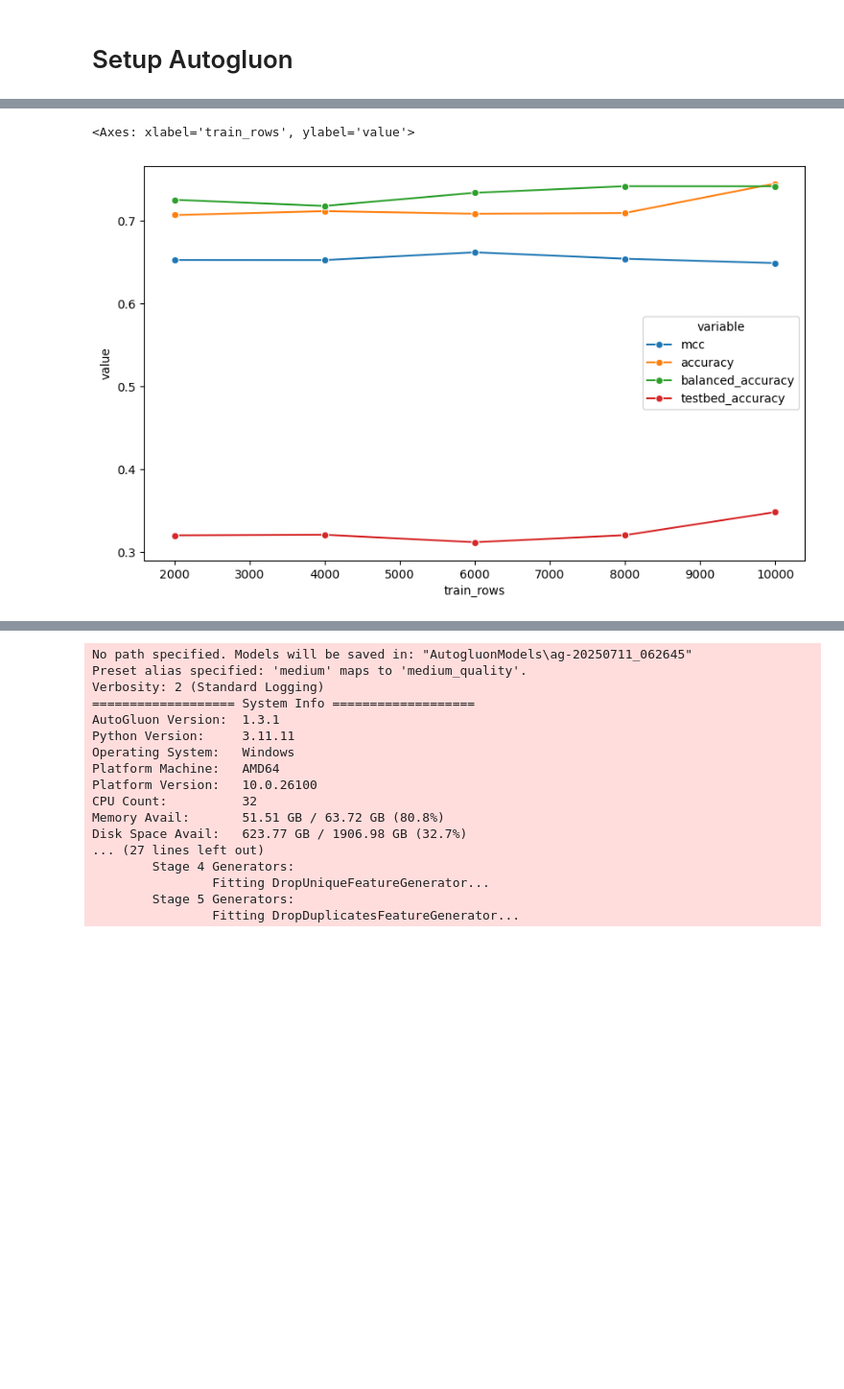
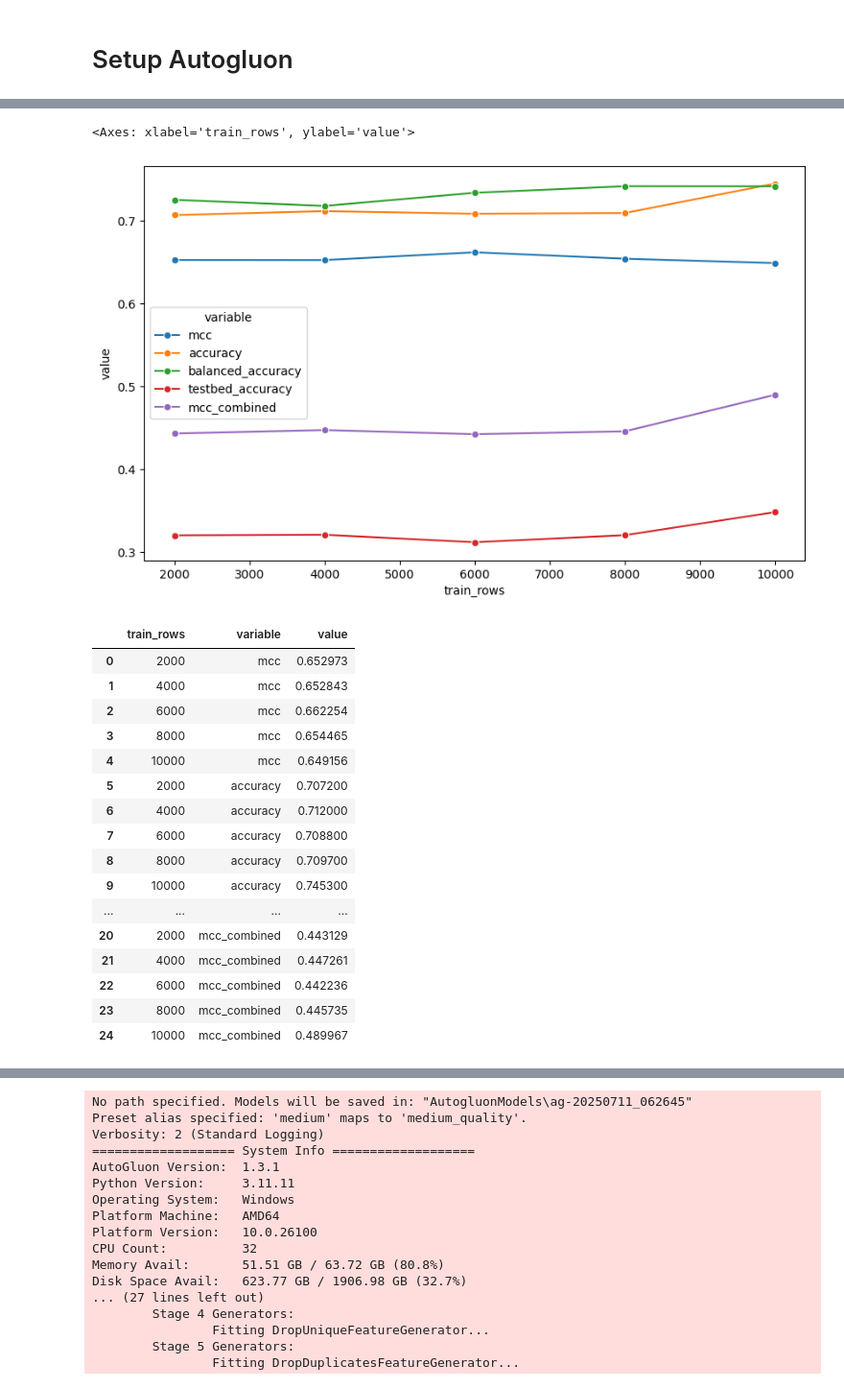
Before and after one commit to navya144/modular_ids_framework, a Jupyter notebook: persistent_model.ipynb, the cells around one changed output, grey strips where cells are left out. Shown: that part at 96% size. Saved outputs shown, nothing was run; the diff lists cells and outputs as text; code cells hidden in the pictures; blank space fills up the shorter version.

```diff
--- a/persistent_model.ipynb
+++ b/persistent_model.ipynb
@@ -306,14 +326,34 @@ TabularPredictor saved. To load, use: predictor = TabularPredictor.load("c:\User
 # %%
 # Melt the DataFrame to have a long format for Seaborn lineplot
 melted_stats = stats.melt(id_vars='train_rows',
-                          value_vars=['mcc', 'accuracy', 'balanced_accuracy', 'testbed_accuracy'])
+                          value_vars=['mcc', 'accuracy', 'balanced_accuracy', 'testbed_accuracy', 'mcc_combined'])
 
 # Plot using Seaborn
 plt.figure(figsize=(10, 6))
 sns.lineplot(data=melted_stats, x='train_rows', y='value', hue='variable', marker='o')
 # %% [output]
 <Axes: xlabel='train_rows', ylabel='value'>
-[figure, old version]
+[figure, new version]
+# %%
+melted_stats
+# %% [output]
+|  | train_rows | variable | value |
+| 0 | 2000 | mcc | 0.652973 |
+| 1 | 4000 | mcc | 0.652843 |
+| 2 | 6000 | mcc | 0.662254 |
+| 3 | 8000 | mcc | 0.654465 |
+| 4 | 10000 | mcc | 0.649156 |
+| 5 | 2000 | accuracy | 0.707200 |
+| 6 | 4000 | accuracy | 0.712000 |
+| 7 | 6000 | accuracy | 0.708800 |
+| 8 | 8000 | accuracy | 0.709700 |
+| 9 | 10000 | accuracy | 0.745300 |
+| ... | ... | ... | ... |
+| 20 | 2000 | mcc_combined | 0.443129 |
+| 21 | 4000 | mcc_combined | 0.447261 |
+| 22 | 6000 | mcc_combined | 0.442236 |
+| 23 | 8000 | mcc_combined | 0.445735 |
+| 24 | 10000 | mcc_combined | 0.489967 |
 # %%
 stats = pd.DataFrame(columns=['train_rows', 'mcc_unraveled', 'mcc_testbed', 'mcc_combined', 'best_model_combined'])
 for train_rows in range(500, 4500, 500):
```
Also changed, not shown: parts of 7 cells of this notebook, 2 other files.
